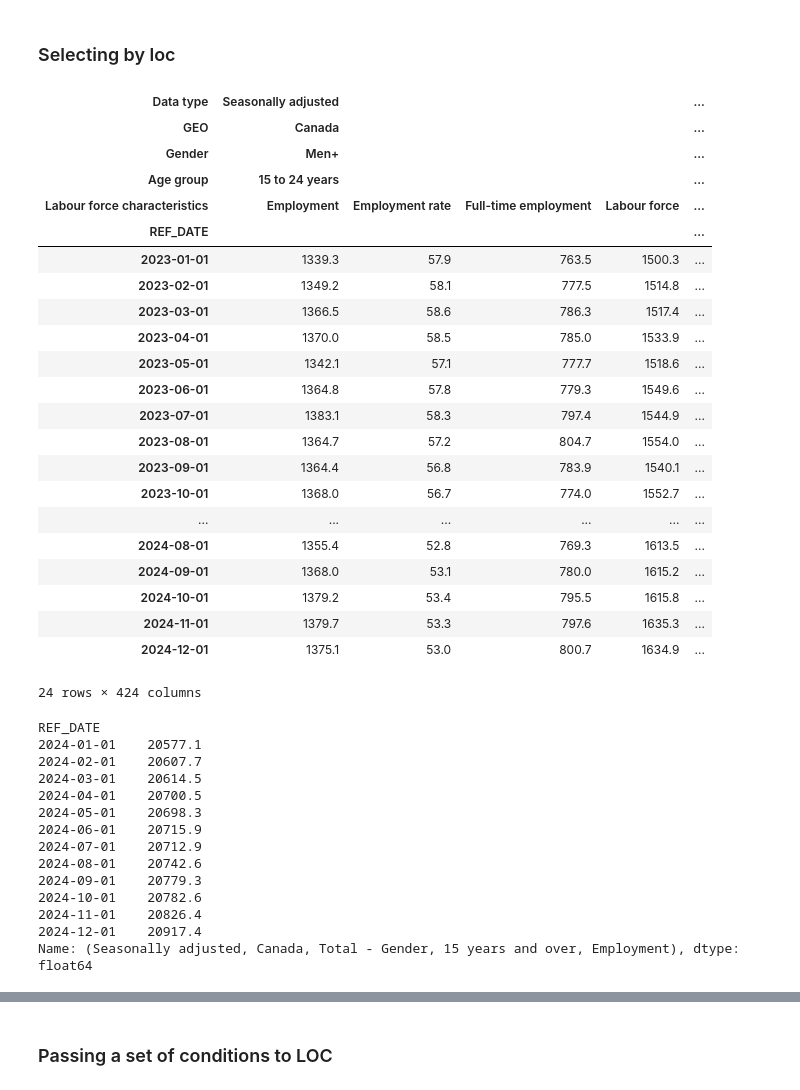
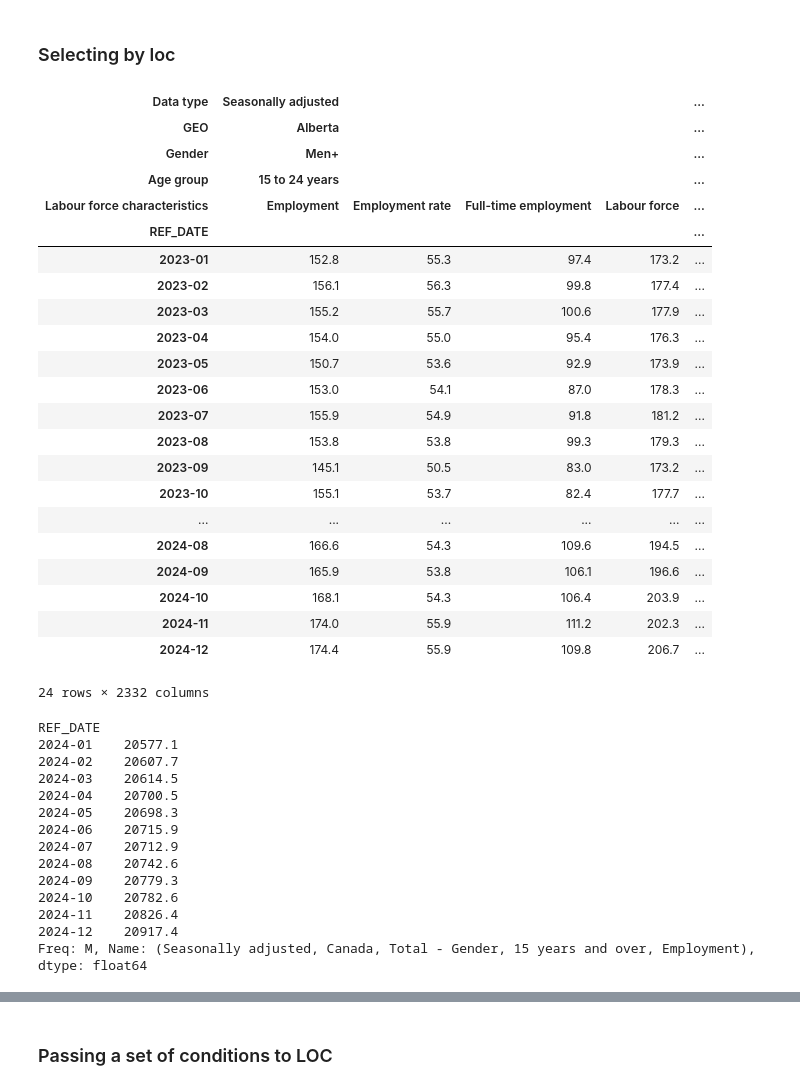
Before and after one commit to mahdi-ghafarian/pandas, a Jupyter notebook: panel_data.ipynb, the cells around one changed output, grey strips where cells are left out. Drawn from its saved outputs; the diff is of its cells as text; code cells hidden in the pictures.

```diff
--- a/panel_data.ipynb
+++ b/panel_data.ipynb
@@ -294,49 +292,49 @@ df.transpose()
 ### Selecting by loc
 # %%
 # select rows by index label
-df.loc['2023':'2024']
+df_3.loc['2023':'2024']
 # %% [output]
 | Data type | Seasonally adjusted |  |  |  | ... |
-| GEO | Canada |  |  |  | ... |
+| GEO | Alberta |  |  |  | ... |
 | Gender | Men+ |  |  |  | ... |
 | Age group | 15 to 24 years |  |  |  | ... |
 | Labour force characteristics | Employment | Employment rate | Full-time employment | Labour force | ... |
 | REF_DATE |  |  |  |  | ... |
-| 2023-01-01 | 1339.3 | 57.9 | 763.5 | 1500.3 | ... |
-| 2023-02-01 | 1349.2 | 58.1 | 777.5 | 1514.8 | ... |
-| 2023-03-01 | 1366.5 | 58.6 | 786.3 | 1517.4 | ... |
-| 2023-04-01 | 1370.0 | 58.5 | 785.0 | 1533.9 | ... |
-| 2023-05-01 | 1342.1 | 57.1 | 777.7 | 1518.6 | ... |
-| 2023-06-01 | 1364.8 | 57.8 | 779.3 | 1549.6 | ... |
-| 2023-07-01 | 1383.1 | 58.3 | 797.4 | 1544.9 | ... |
-| 2023-08-01 | 1364.7 | 57.2 | 804.7 | 1554.0 | ... |
-| 2023-09-01 | 1364.4 | 56.8 | 783.9 | 1540.1 | ... |
-| 2023-10-01 | 1368.0 | 56.7 | 774.0 | 1552.7 | ... |
+| 2023-01 | 152.8 | 55.3 | 97.4 | 173.2 | ... |
+| 2023-02 | 156.1 | 56.3 | 99.8 | 177.4 | ... |
+| 2023-03 | 155.2 | 55.7 | 100.6 | 177.9 | ... |
+| 2023-04 | 154.0 | 55.0 | 95.4 | 176.3 | ... |
+| 2023-05 | 150.7 | 53.6 | 92.9 | 173.9 | ... |
+| 2023-06 | 153.0 | 54.1 | 87.0 | 178.3 | ... |
+| 2023-07 | 155.9 | 54.9 | 91.8 | 181.2 | ... |
+| 2023-08 | 153.8 | 53.8 | 99.3 | 179.3 | ... |
+| 2023-09 | 145.1 | 50.5 | 83.0 | 173.2 | ... |
+| 2023-10 | 155.1 | 53.7 | 82.4 | 177.7 | ... |
 | ... | ... | ... | ... | ... | ... |
-| 2024-08-01 | 1355.4 | 52.8 | 769.3 | 1613.5 | ... |
-| 2024-09-01 | 1368.0 | 53.1 | 780.0 | 1615.2 | ... |
-| 2024-10-01 | 1379.2 | 53.4 | 795.5 | 1615.8 | ... |
-| 2024-11-01 | 1379.7 | 53.3 | 797.6 | 1635.3 | ... |
-| 2024-12-01 | 1375.1 | 53.0 | 800.7 | 1634.9 | ... |
+| 2024-08 | 166.6 | 54.3 | 109.6 | 194.5 | ... |
+| 2024-09 | 165.9 | 53.8 | 106.1 | 196.6 | ... |
+| 2024-10 | 168.1 | 54.3 | 106.4 | 203.9 | ... |
+| 2024-11 | 174.0 | 55.9 | 111.2 | 202.3 | ... |
+| 2024-12 | 174.4 | 55.9 | 109.8 | 206.7 | ... |
-24 rows × 424 columns
+24 rows × 2332 columns
 # %%
 # suubset the data on rows and a single column
-df.loc['2024', ('Seasonally adjusted', 'Canada','Total - Gender',
+df_3.loc['2024', ('Seasonally adjusted', 'Canada','Total - Gender',
                 '15 years and over','Employment')]
 # %% [output]
 REF_DATE
-2024-01-01    20577.1
-2024-02-01    20607.7
-2024-03-01    20614.5
-2024-04-01    20700.5
-2024-05-01    20698.3
-2024-06-01    20715.9
-2024-07-01    20712.9
-2024-08-01    20742.6
-2024-09-01    20779.3
-2024-10-01    20782.6
-2024-11-01    20826.4
-2024-12-01    20917.4
-Name: (Seasonally adjusted, Canada, Total - Gender, 15 years and over, Employment), dtype: float64
+2024-01    20577.1
+2024-02    20607.7
+2024-03    20614.5
+2024-04    20700.5
+2024-05    20698.3
+2024-06    20715.9
+2024-07    20712.9
+2024-08    20742.6
+2024-09    20779.3
+2024-10    20782.6
+2024-11    20826.4
+2024-12    20917.4
+Freq: M, Name: (Seasonally adjusted, Canada, Total - Gender, 15 years and over, Employment), dtype: float64
 # %%
 # Header helps to know the selected time series
```
Also changed, not shown: parts of 16 cells of this notebook.
